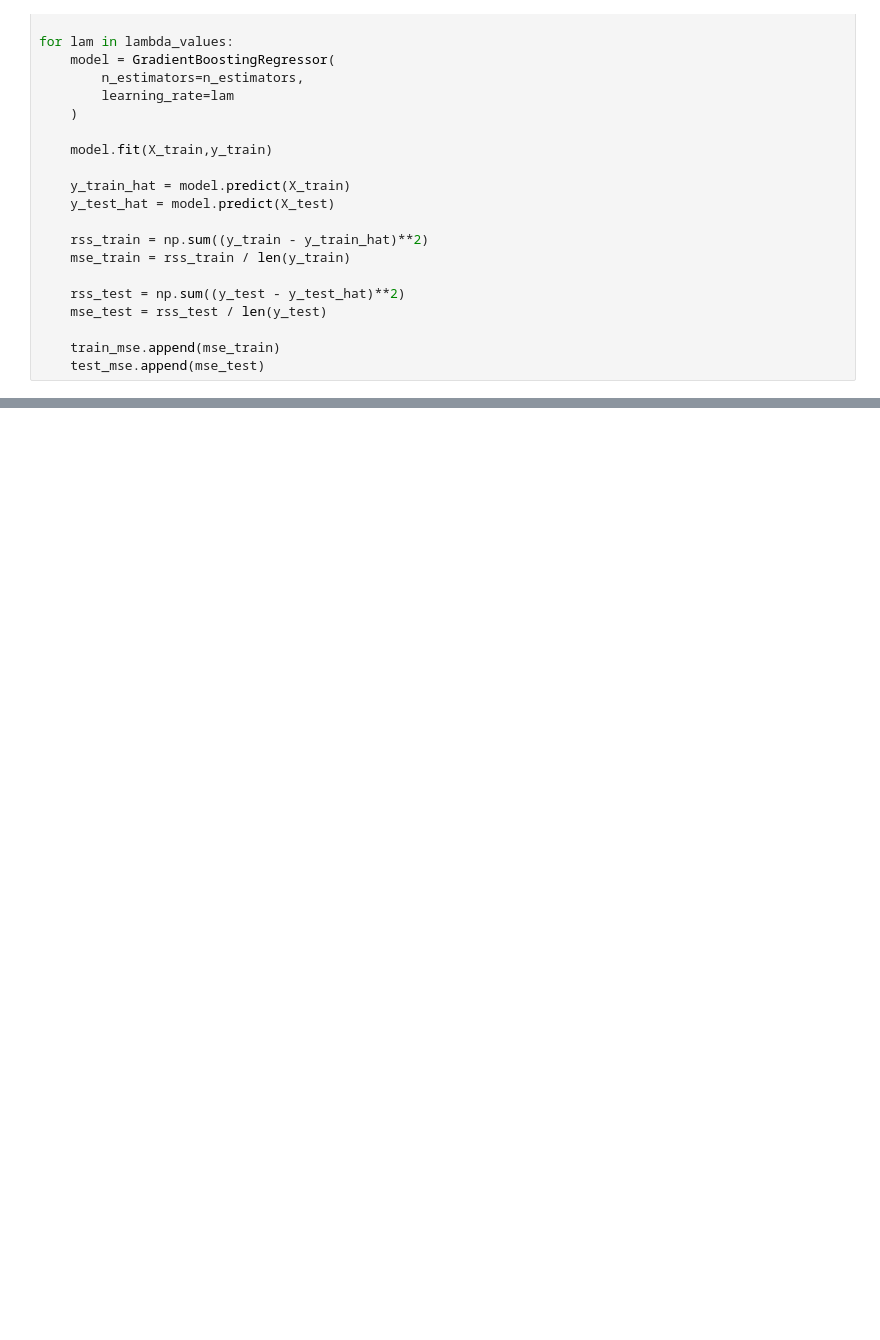
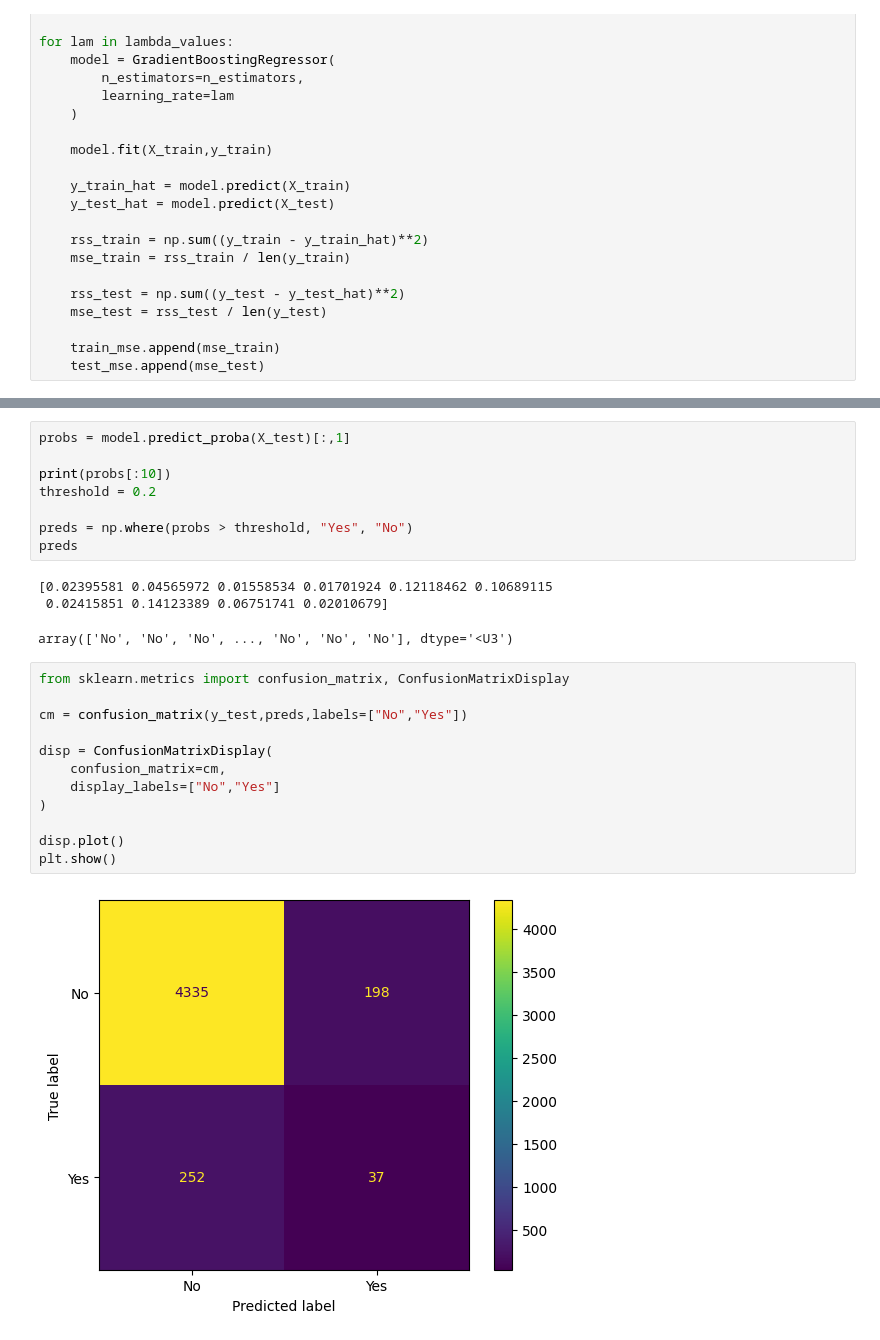
Before and after one commit to Mitfort/StatisticalLearning, a Jupyter notebook: Lab8/exercises.ipynb, the cells around one changed output, grey strips where cells are left out. Saved outputs shown, nothing was run; the diff lists cells and outputs as text; blank space fills up the shorter version.

```diff
--- a/Lab8/exercises.ipynb
+++ b/Lab8/exercises.ipynb
@@ -155,0 +202,26 @@ plt.show()
+# %%
+probs = model.predict_proba(X_test)[:,1]
+
+print(probs[:10])
+threshold = 0.2
+
+preds = np.where(probs > threshold, "Yes", "No")
+preds
+# %% [output]
+[0.02395581 0.04565972 0.01558534 0.01701924 0.12118462 0.10689115
+ 0.02415851 0.14123389 0.06751741 0.02010679]
+array(['No', 'No', 'No', ..., 'No', 'No', 'No'], dtype='<U3')
+# %%
+from sklearn.metrics import confusion_matrix, ConfusionMatrixDisplay
+
+cm = confusion_matrix(y_test,preds,labels=["No","Yes"])
+
+disp = ConfusionMatrixDisplay(
+    confusion_matrix=cm,
+    display_labels=["No","Yes"]
+)
+
+disp.plot()
+plt.show()
+# %% [output]
+[figure, added]
```
Also changed, not shown: parts of 8 cells of this notebook.
